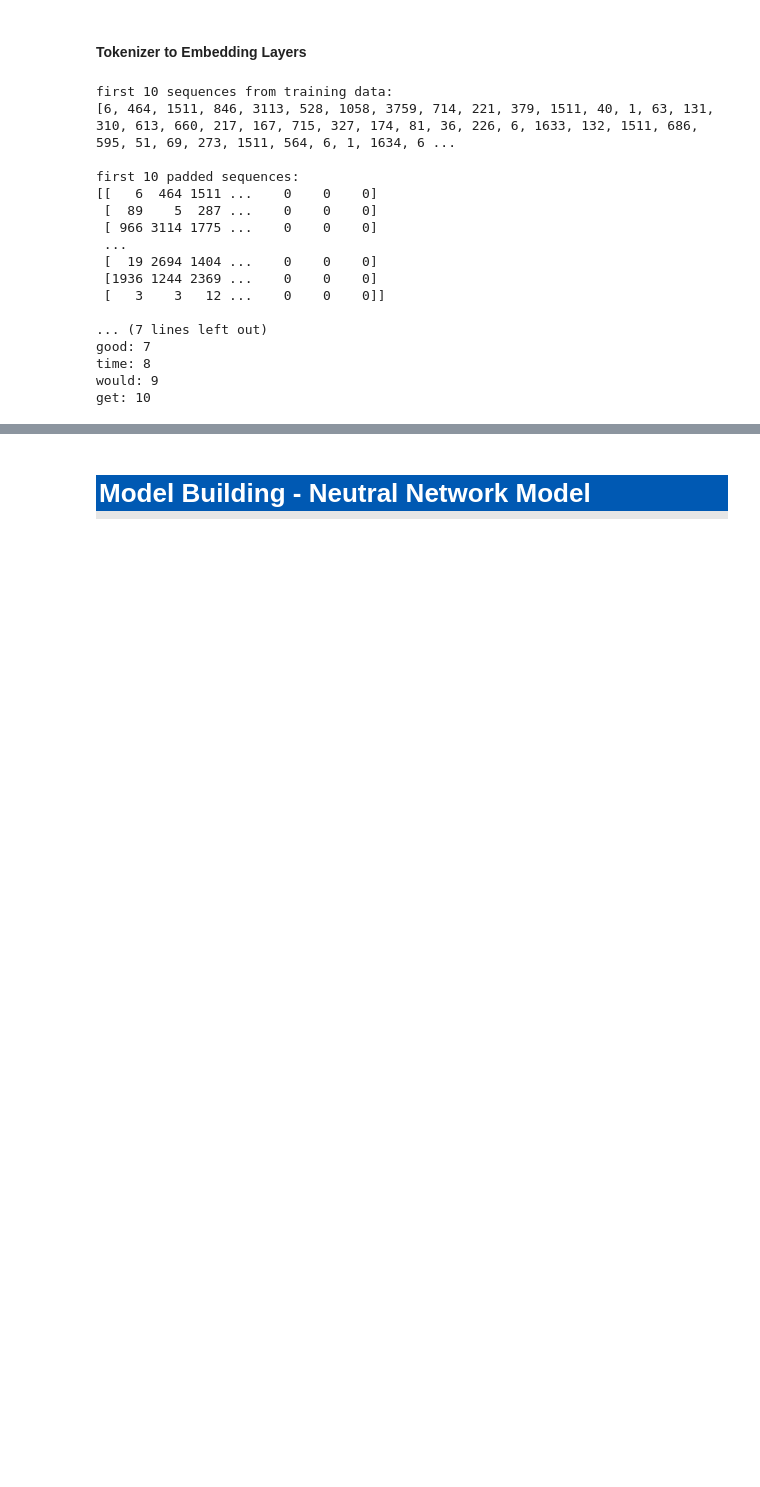
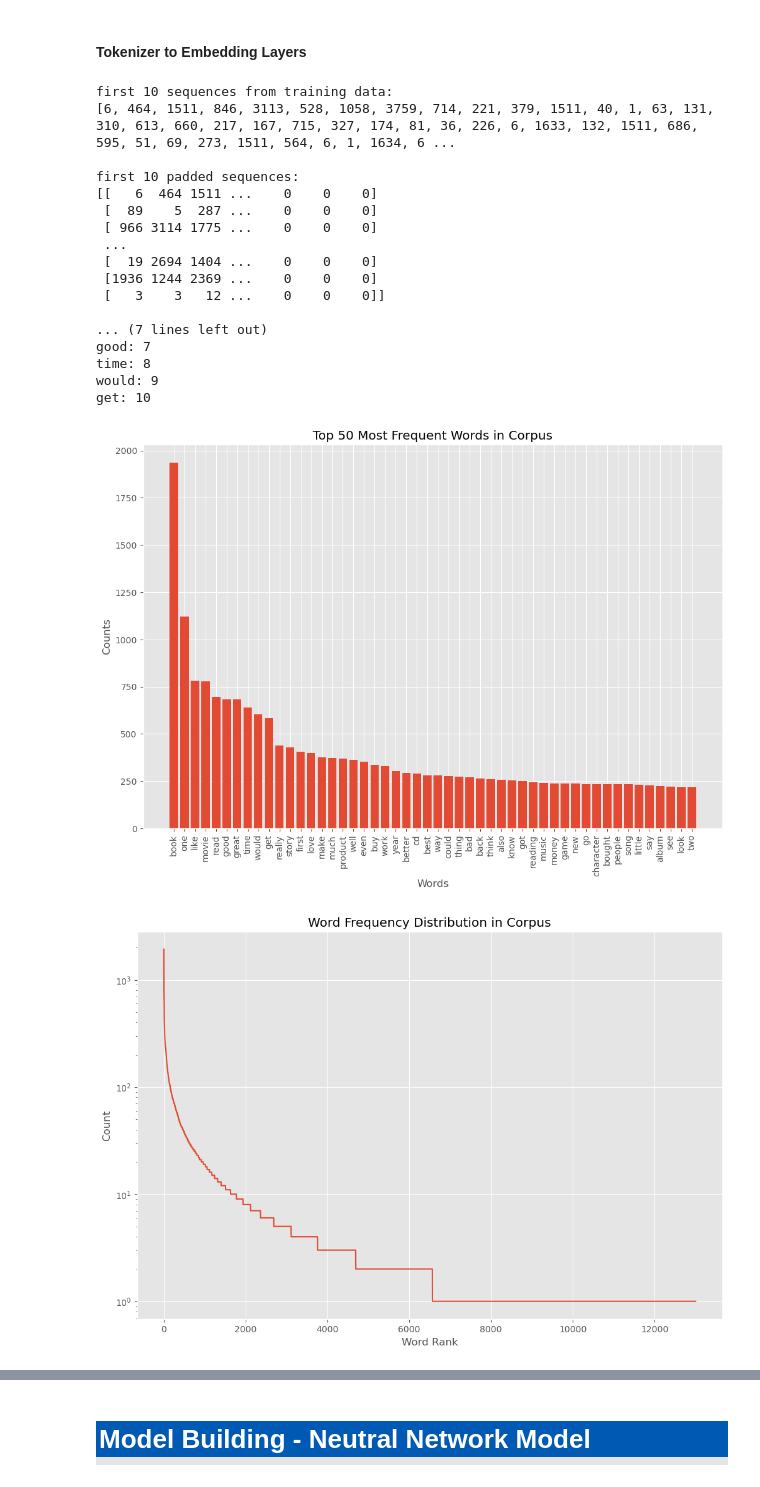
Before and after one commit to nguyenvanhuy0612/DL-1, a Jupyter notebook: Topic-3-Sentiment-Analysis/Amazon Reviews for Sentiment Analysis_Group80.ipynb, the cells around one changed output, grey strips where cells are left out. Cells and saved outputs as stored; diff of their text form; code cells hidden in the pictures; blank space fills up the shorter version.

```diff
--- a/Topic-3-Sentiment-Analysis/Amazon Reviews for Sentiment Analysis_Group80.ipynb
+++ b/Topic-3-Sentiment-Analysis/Amazon Reviews for Sentiment Analysis_Group80.ipynb
@@ -612,3 +627,36 @@ good: 7
 time: 8
 would: 9
 get: 10
+# %%
+import matplotlib.pyplot as plt
+import pandas as pd
+
+# Step 1: Extract the word counts from the Tokenizer
+word_counts = tokenizer.word_counts
+
+# Step 2: Create a DataFrame with the words and their respective counts
+word_counts_df = pd.DataFrame(list(word_counts.items()), columns=['word', 'count'])
+
+# Step 3: Sort the words by frequency
+word_counts_df = word_counts_df.sort_values(by='count', ascending=False)
+
+# Step 4: Plot the frequencies
+plt.figure(figsize=(12, 8))
+plt.bar(word_counts_df['word'][:50], word_counts_df['count'][:50])
+plt.xlabel('Words')
+plt.ylabel('Counts')
+plt.title('Top 50 Most Frequent Words in Corpus')
+plt.xticks(rotation=90)
+plt.show()
+
+# Step 5: Plot the frequencies using a line plot
+plt.figure(figsize=(12, 8))
+plt.plot(np.arange(1, len(word_counts_df) + 1), word_counts_df['count'])
+plt.xlabel('Word Rank')
+plt.ylabel('Count')
+plt.title('Word Frequency Distribution in Corpus')
+plt.yscale('log')  # Log scale for better visualization of distribution
+plt.show()
+# %% [output]
+[figure, added]
+[figure, added]
```
Also changed, not shown: parts of 13 cells of this notebook, 2 other files.
